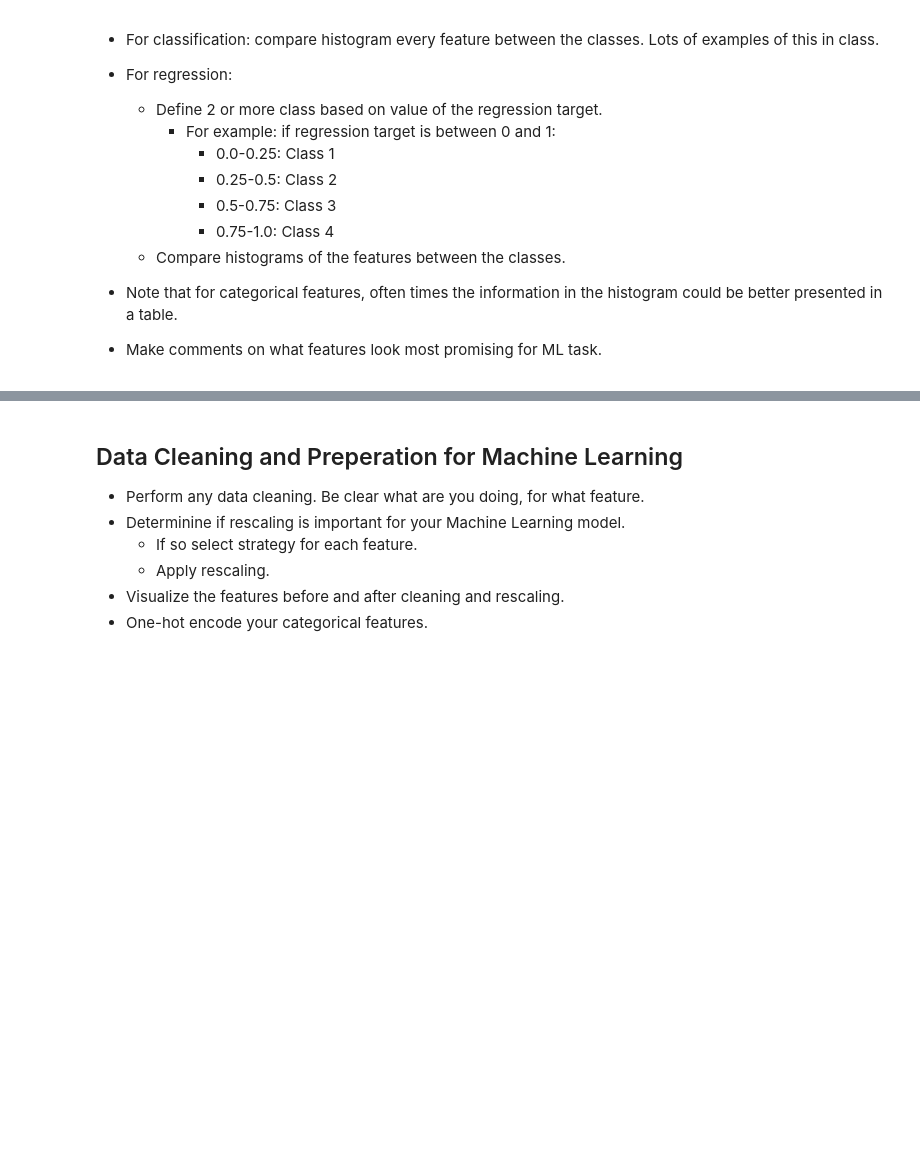
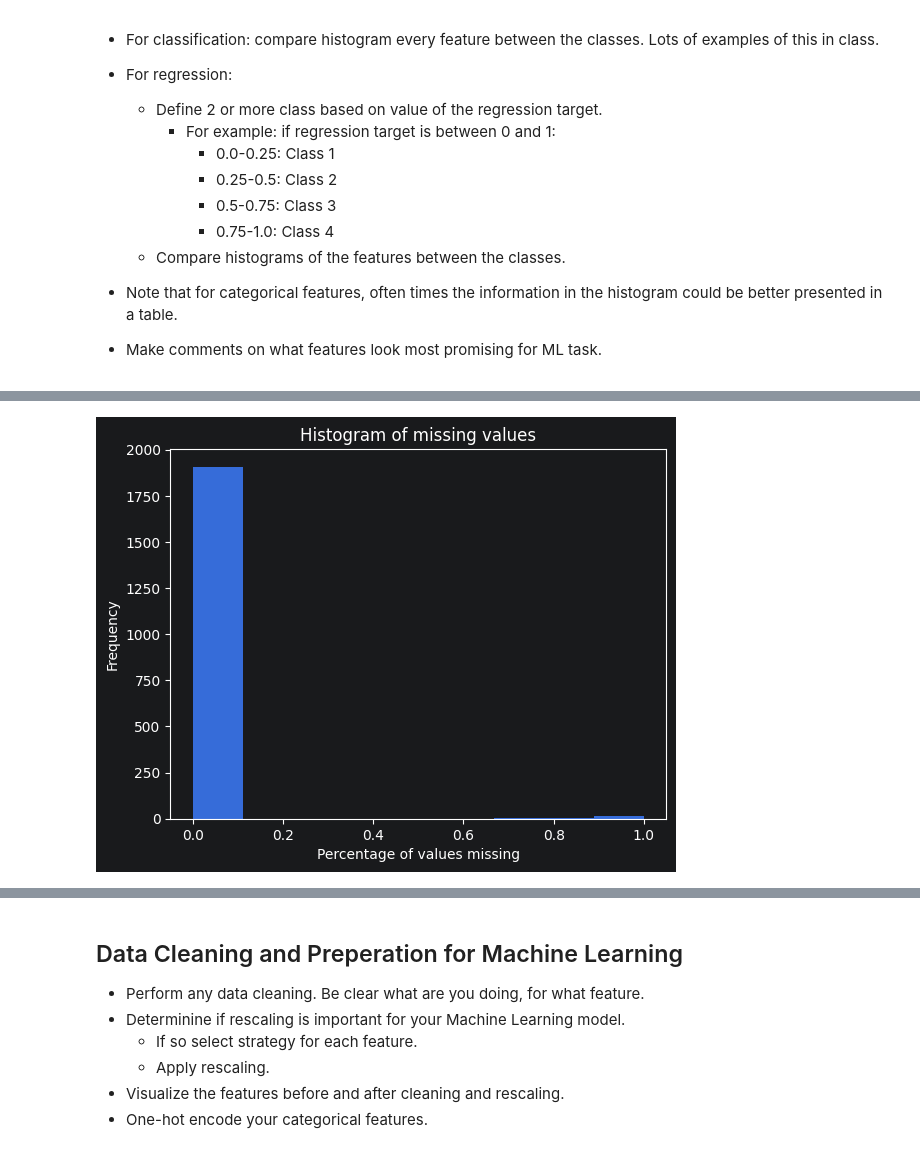
Before and after one commit to radtothebone/data-science-3402, a Jupyter notebook: Final Project/Final_Project.ipynb, the cells around one changed output, grey strips where cells are left out. Saved outputs shown, nothing was run; the diff lists cells and outputs as text; code cells hidden in the pictures; blank space fills up the shorter version.

```diff
--- a/Final Project/Final_Project.ipynb
+++ b/Final Project/Final_Project.ipynb
@@ -58,0 +91,29 @@ This notebook outlines the steps you should follow. Note that you will be only c
+# %%
+missing_count = df[features].isna().sum()
+missing_pct = missing_count / rows
+num_cells = rows * len(features)
+
+print('Missing values:')
+print(f'Features with >= 1 missing: {(missing_count > 0).sum()}')
+print(f'Features >50% missing: {(missing_pct > 0.5).sum()}')
+print(f'Features 100% missing: {(missing_pct == 1.0).sum()}')
+
+plchldr_count = pd.Series(0, index=num_cols, dtype='int64')
+plchldr_rows = []
+
+for plchldr in assumed_placeholders:
+    hit = (df[num_cols] == plchldr).sum()
+    plchldr_count = plchldr_count + hit
+    if hit.sum() > 0:
+        plchldr_rows.append({'value': plchldr,
+                              'columns': int((hit > 0).sum()),
+                              'cells': int(hit.sum())})
+
+plchldr_table = pd.DataFrame(plchldr_rows)
+plchldr_table['pct_of_cells'] = (100 * plchldr_table['cells'] / num_cells).round(2)
+
+print('\nAssumed Placeholders:')
+print('We will assume certain values are placeholders for missing values.')
+print('The true count of missing values is unknown, and is under-reported by pandas')
+print('since pandas assumes these values are valid.')
+display(plchldr_table)
@@ -73,0 +226,8 @@ This notebook outlines the steps you should follow. Note that you will be only c
+# %%
+missing_pct.plot.hist(bins=9)
+plt.title('Histogram of missing values')
+plt.xlabel('Percentage of values missing')
+plt.ylabel('Frequency')
+plt.show()
+# %% [output]
+[figure, added]
```
Also changed, not shown: parts of 20 cells of this notebook, 2 other files.
